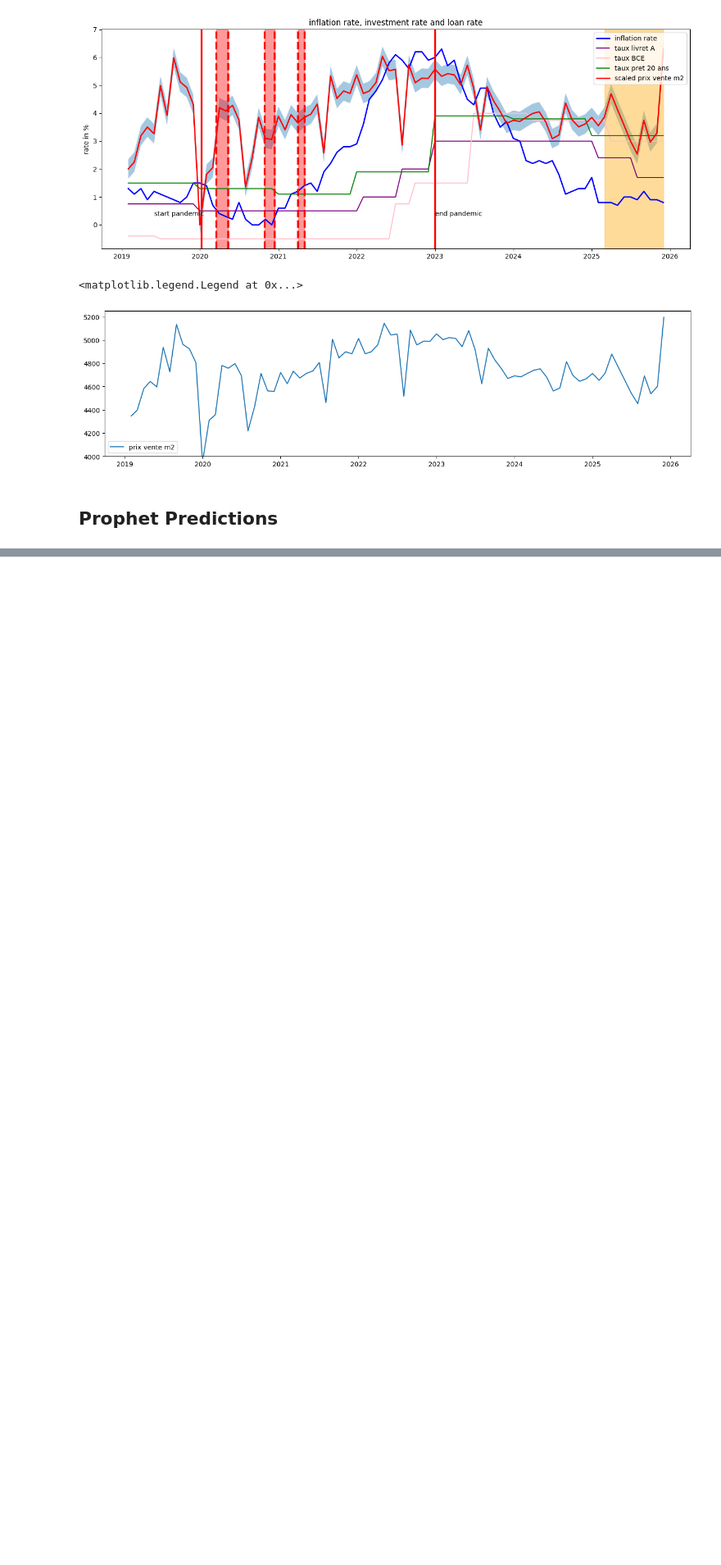
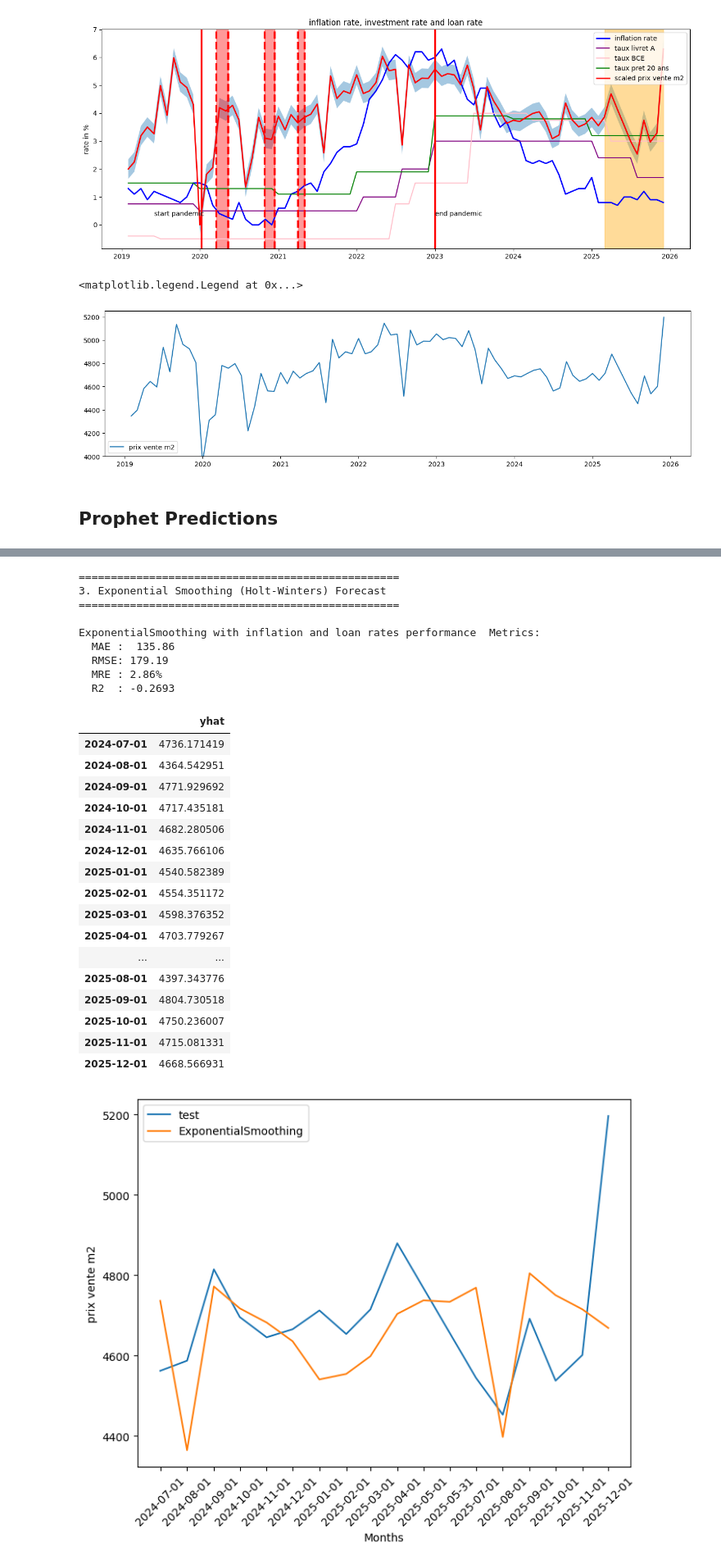
Before and after one commit to Clement2169/immocv, a Jupyter notebook: notebooks/PredictionAppartement.ipynb, the cells around one changed output, grey strips where cells are left out. Shown at 82% size. Cells and saved outputs as stored; diff of their text form; code cells hidden in the pictures; blank space fills up the shorter version.

```diff
--- a/notebooks/PredictionAppartement.ipynb
+++ b/notebooks/PredictionAppartement.ipynb
@@ -699,0 +657,52 @@ R² Score: -0.9516
+# %%
+from statsmodels.tsa.holtwinters import ExponentialSmoothing
+
+print("\n" + "=" * 50)
+print("3. Exponential Smoothing (Holt-Winters) Forecast")
+print("=" * 50)
+
+df_train = df3[:-length]
+df_test = df3[-length:]
+
+hw_model = ExponentialSmoothing(
+    df_train['y'],
+    trend='add',
+    seasonal='add'
+)
+hw_fit = hw_model.fit()
+hw_pred = hw_fit.forecast(steps=len(df_test))
+
+mae_exp, rmse_exp, mre_exp, r2_exp = calculate_metrics(y_true,hw_pred,"ExponentialSmoothing with inflation and loan rates")
+hw_pred = hw_pred.to_frame(name='yhat')
+display(hw_pred)
+
+forecasts = {"ExponentialSmoothing": hw_pred}
+plot_predictions(forecasts,test_data,length)
+# %% [output]
+==================================================
+3. Exponential Smoothing (Holt-Winters) Forecast
+==================================================
+
+ExponentialSmoothing with inflation and loan rates performance  Metrics:
+  MAE :  135.86
+  RMSE: 179.19
+  MRE : 2.86%
+  R2  : -0.2693
+|  | yhat |
+| 2024-07-01 | 4736.171419 |
+| 2024-08-01 | 4364.542951 |
+| 2024-09-01 | 4771.929692 |
+| 2024-10-01 | 4717.435181 |
+| 2024-11-01 | 4682.280506 |
+| 2024-12-01 | 4635.766106 |
+| 2025-01-01 | 4540.582389 |
+| 2025-02-01 | 4554.351172 |
+| 2025-03-01 | 4598.376352 |
+| 2025-04-01 | 4703.779267 |
+| ... | ... |
+| 2025-08-01 | 4397.343776 |
+| 2025-09-01 | 4804.730518 |
+| 2025-10-01 | 4750.236007 |
+| 2025-11-01 | 4715.081331 |
+| 2025-12-01 | 4668.566931 |
+[figure, added]
```
Also changed, not shown: parts of 15 cells of this notebook.
